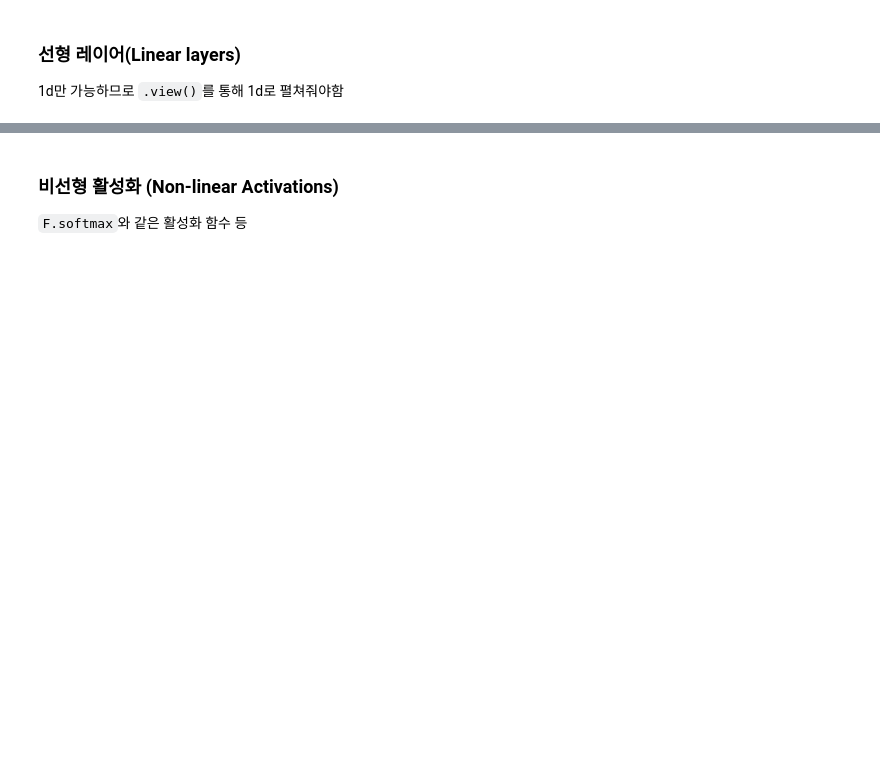
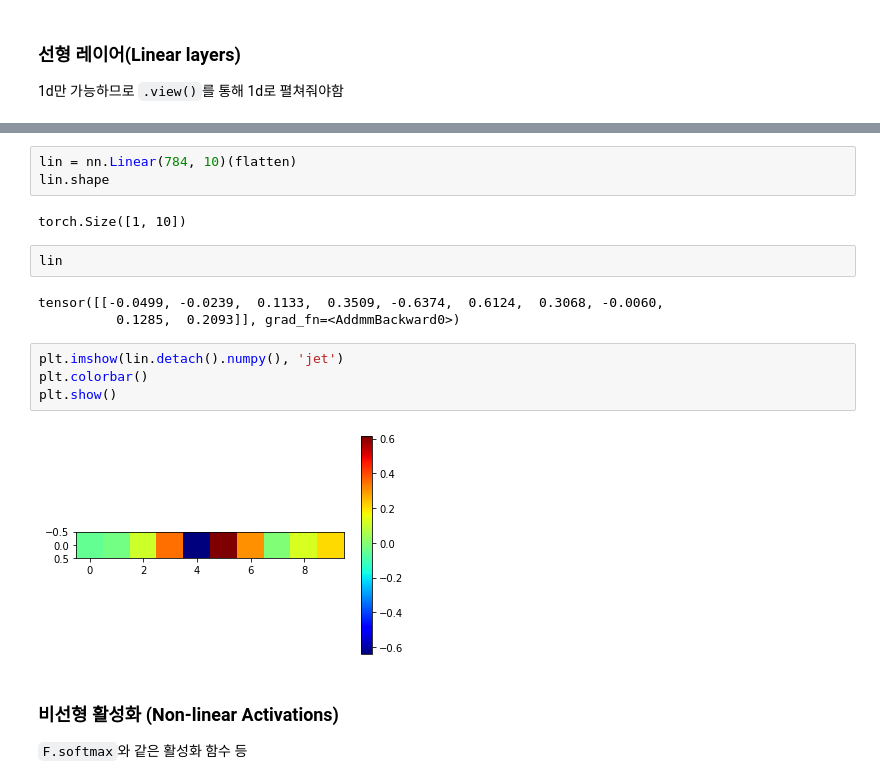
Before and after one commit to jaesik103/Learning, a Jupyter notebook: _파이토치(PyTorch)_한번에_끝내기.ipynb, the cells around one changed output, grey strips where cells are left out. Drawn from its saved outputs; the diff is of its cells as text; blank space fills up the shorter version.

```diff
--- a/_파이토치(PyTorch)_한번에_끝내기.ipynb
+++ b/_파이토치(PyTorch)_한번에_끝내기.ipynb
@@ -1101,3 +1131,19 @@ plt.show()
+# %%
+lin = nn.Linear(784, 10)(flatten)
+lin.shape
+# %% [output]
+torch.Size([1, 10])
+# %%
+lin
+# %% [output]
+tensor([[-0.0499, -0.0239,  0.1133,  0.3509, -0.6374,  0.6124,  0.3068, -0.0060,
+          0.1285,  0.2093]], grad_fn=<AddmmBackward0>)
+# %%
+plt.imshow(lin.detach().numpy(), 'jet')
+plt.colorbar()
+plt.show()
+# %% [output]
+[figure, added]
 # %% [markdown]
 ### 비선형 활성화 (Non-linear Activations)
 
```
Also changed, not shown: parts of 40 cells of this notebook.
